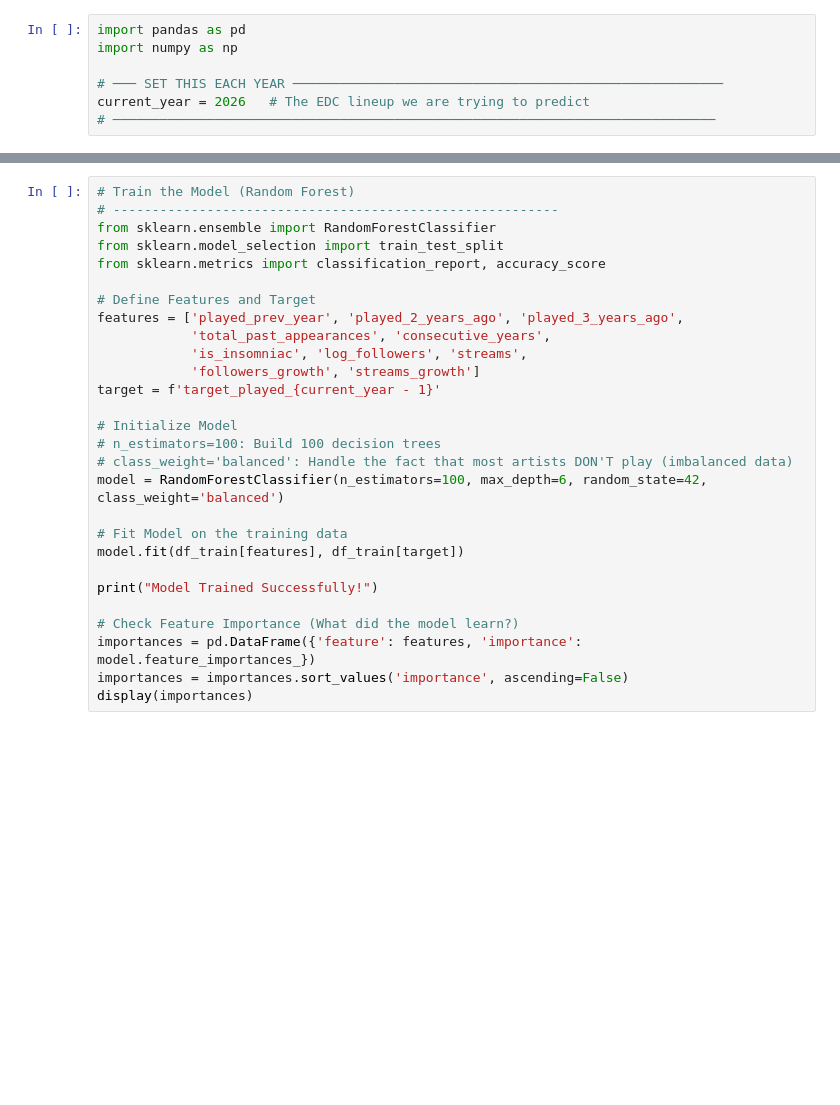
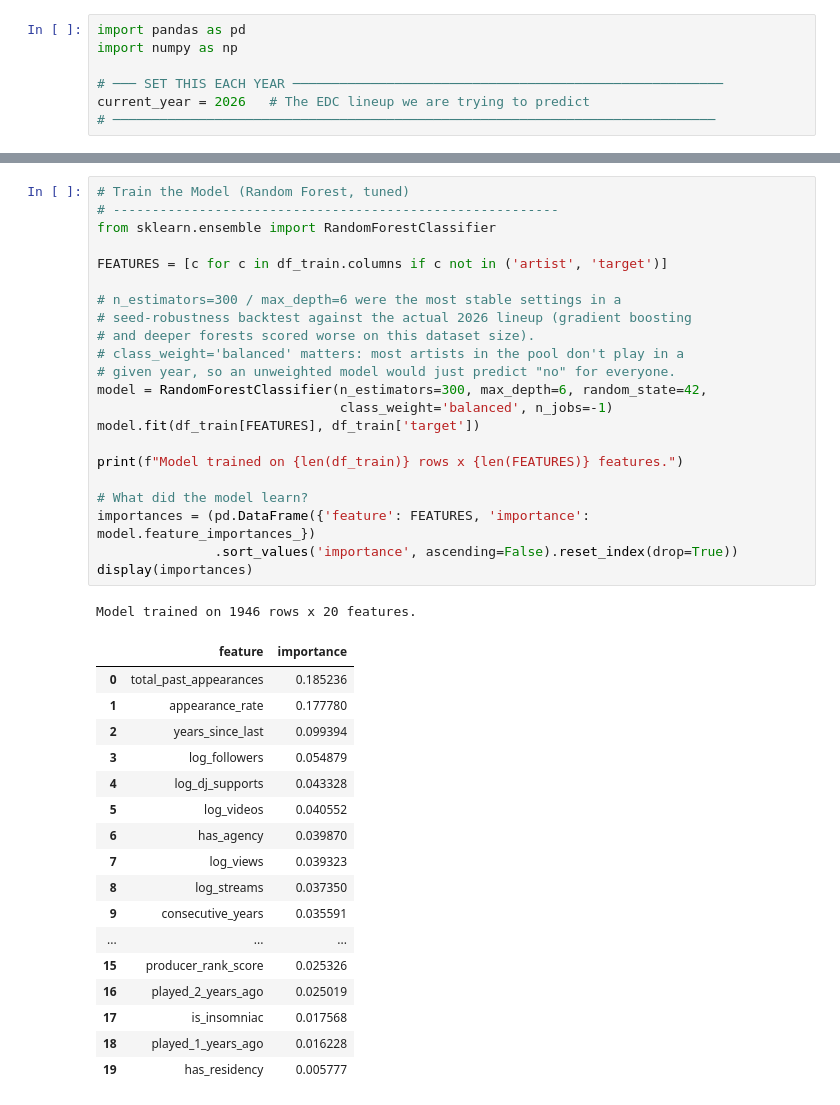
Before and after one commit to anhminhnguyen2/ds_festivals_project, a Jupyter notebook: edc_vegas/notebook/6.build_model.ipynb, the cells around one changed output, grey strips where cells are left out. Drawn from its saved outputs; the diff is of its cells as text; blank space fills up the shorter version.

```diff
--- a/edc_vegas/notebook/6.build_model.ipynb
+++ b/edc_vegas/notebook/6.build_model.ipynb
@@ -114,31 +169,44 @@ display(df_train.head())
 # %%
-# Train the Model (Random Forest)
+# Train the Model (Random Forest, tuned)
 # ---------------------------------------------------------
 from sklearn.ensemble import RandomForestClassifier
-from sklearn.model_selection import train_test_split
-from sklearn.metrics import classification_report, accuracy_score
 
-# Define Features and Target
-features = ['played_prev_year', 'played_2_years_ago', 'played_3_years_ago',
-            'total_past_appearances', 'consecutive_years',
-            'is_insomniac', 'log_followers', 'streams',
-            'followers_growth', 'streams_growth']
-target = f'target_played_{current_year - 1}'
+FEATURES = [c for c in df_train.columns if c not in ('artist', 'target')]
 
-# Initialize Model
-# n_estimators=100: Build 100 decision trees
-# class_weight='balanced': Handle the fact that most artists DON'T play (imbalanced data)
-model = RandomForestClassifier(n_estimators=100, max_depth=6, random_state=42, class_weight='balanced')
+# n_estimators=300 / max_depth=6 were the most stable settings in a
+# seed-robustness backtest against the actual 2026 lineup (gradient boosting
+# and deeper forests scored worse on this dataset size).
+# class_weight='balanced' matters: most artists in the pool don't play in a
+# given year, so an unweighted model would just predict "no" for everyone.
+model = RandomForestClassifier(n_estimators=300, max_depth=6, random_state=42,
+                               class_weight='balanced', n_jobs=-1)
+model.fit(df_train[FEATURES], df_train['target'])
 
-# Fit Model on the training data
-model.fit(df_train[features], df_train[target])
+print(f"Model trained on {len(df_train)} rows x {len(FEATURES)} features.")
 
-print("Model Trained Successfully!")
-
-# Check Feature Importance (What did the model learn?)
-importances = pd.DataFrame({'feature': features, 'importance': model.feature_importances_})
-importances = importances.sort_values('importance', ascending=False)
+# What did the model learn?
+importances = (pd.DataFrame({'feature': FEATURES, 'importance': model.feature_importances_})
+               .sort_values('importance', ascending=False).reset_index(drop=True))
 display(importances)
+# %% [output]
+Model trained on 1946 rows x 20 features.
+|  | feature | importance |
+| 0 | total_past_appearances | 0.185236 |
+| 1 | appearance_rate | 0.177780 |
+| 2 | years_since_last | 0.099394 |
+| 3 | log_followers | 0.054879 |
+| 4 | log_dj_supports | 0.043328 |
+| 5 | log_videos | 0.040552 |
+| 6 | has_agency | 0.039870 |
+| 7 | log_views | 0.039323 |
+| 8 | log_streams | 0.037350 |
+| 9 | consecutive_years | 0.035591 |
+| ... | ... | ... |
+| 15 | producer_rank_score | 0.025326 |
+| 16 | played_2_years_ago | 0.025019 |
+| 17 | is_insomniac | 0.017568 |
+| 18 | played_1_years_ago | 0.016228 |
+| 19 | has_residency | 0.005777 |
 # %%
 # Predict current_year (The Future)
 # ---------------------------------------------------------
```
Also changed, not shown: parts of 6 cells of this notebook, 9 other files.
